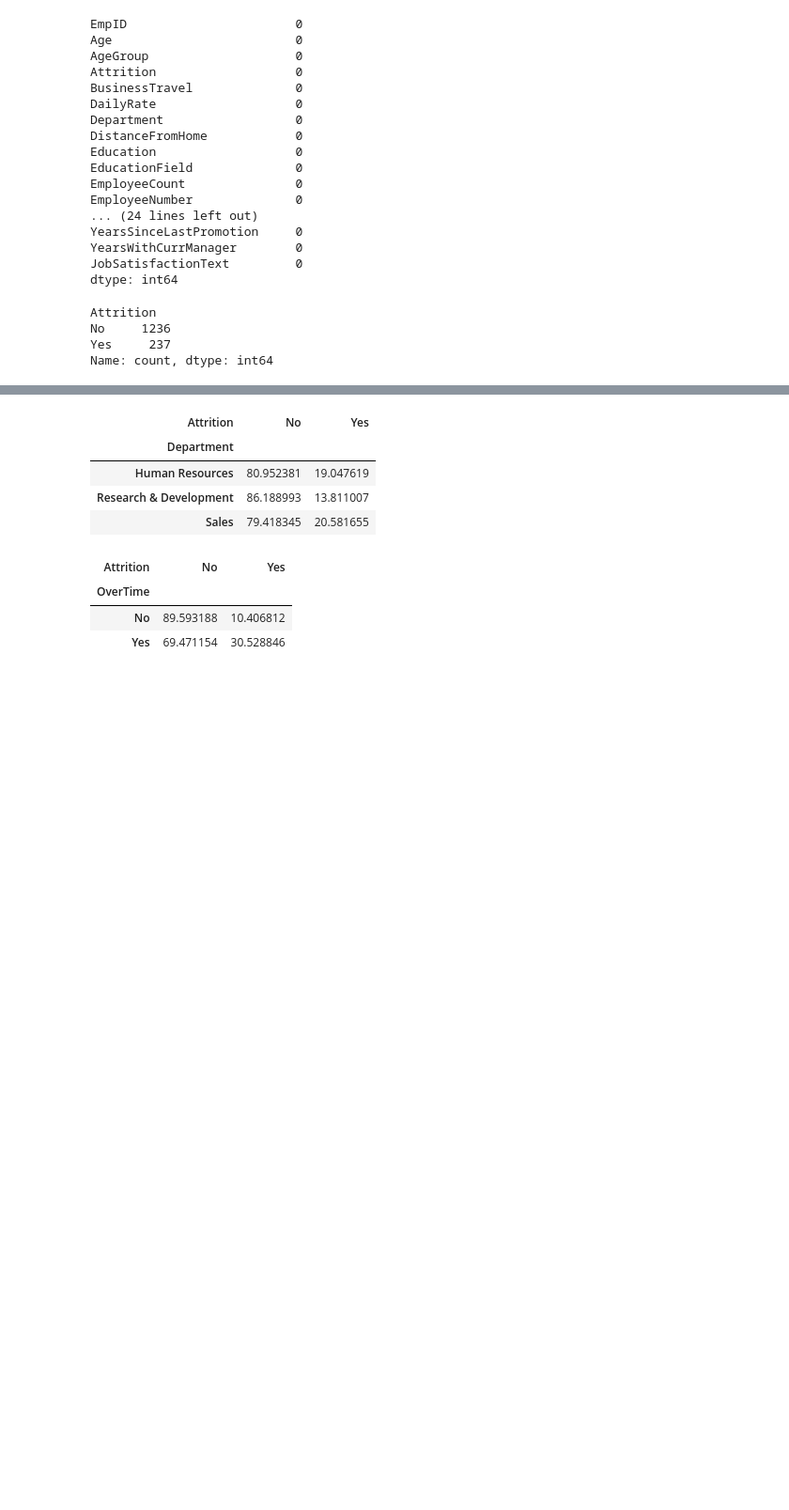
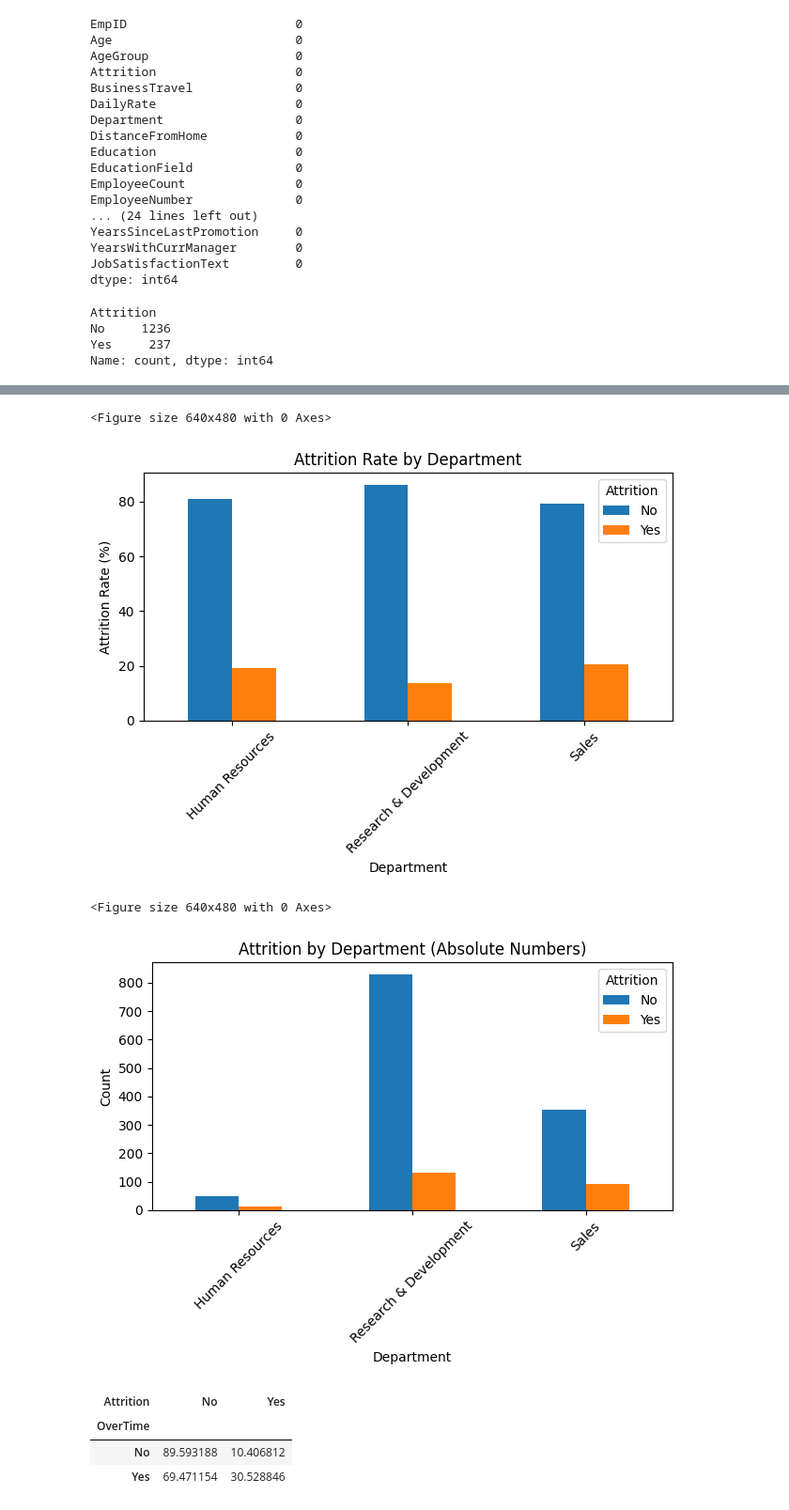
Before and after one commit to ChristianM2409/Portofolioprojekt, a Jupyter notebook: notebooks/Project_HR_Data_analysis.ipynb, the cells around one changed output, grey strips where cells are left out. Shown at 94% size. Saved outputs shown, nothing was run; the diff lists cells and outputs as text; code cells hidden in the pictures; blank space fills up the shorter version.

```diff
--- a/notebooks/Project_HR_Data_analysis.ipynb
+++ b/notebooks/Project_HR_Data_analysis.ipynb
@@ -340,14 +351,40 @@ Name: proportion, dtype: float64
 # %%
 from numpy import unstack
 
 
 df.groupby("Department")["Attrition"].value_counts(normalize=True).unstack()*100
+
+attr = df.groupby("Department")["Attrition"] \
+         .value_counts(normalize=True) \
+         .unstack() * 100
+
+plt.figure()
+attr.plot(kind="bar")
+plt.ylabel("Attrition Rate (%)")
+plt.title("Attrition Rate by Department")
+plt.xticks(rotation=45)
+plt.legend(title="Attrition")
+plt.tight_layout()
+plt.show()
+
+# absolute Werte zählen
+attr_abs = df.groupby("Department")["Attrition"] \
+             .value_counts() \
+             .unstack(fill_value=0)
+
+plt.figure()
+attr_abs.plot(kind="bar")
+plt.ylabel("Count")
+plt.title("Attrition by Department (Absolute Numbers)")
+plt.xticks(rotation=45)
+plt.legend(title="Attrition")
+plt.tight_layout()
+plt.show()
 # %% [output]
-| Attrition | No | Yes |
-| Department |  |  |
-| Human Resources | 80.952381 | 19.047619 |
-| Research & Development | 86.188993 | 13.811007 |
-| Sales | 79.418345 | 20.581655 |
+<Figure size 640x480 with 0 Axes>
+[figure, added]
+<Figure size 640x480 with 0 Axes>
+[figure, added]
 # %%
 
 #df["Department"][df["Attrition"]=="Yes"].value_counts().plot(kind="bar")
```
Also changed, not shown: parts of 19 cells of this notebook.
